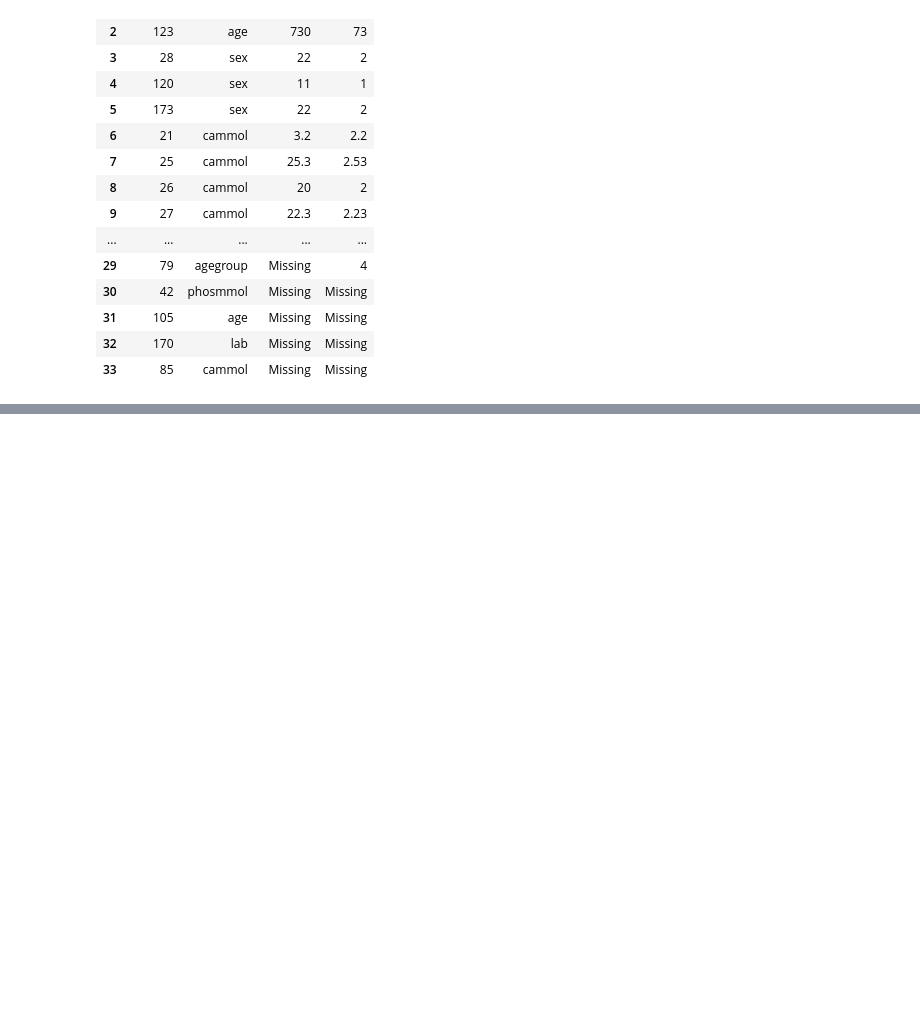
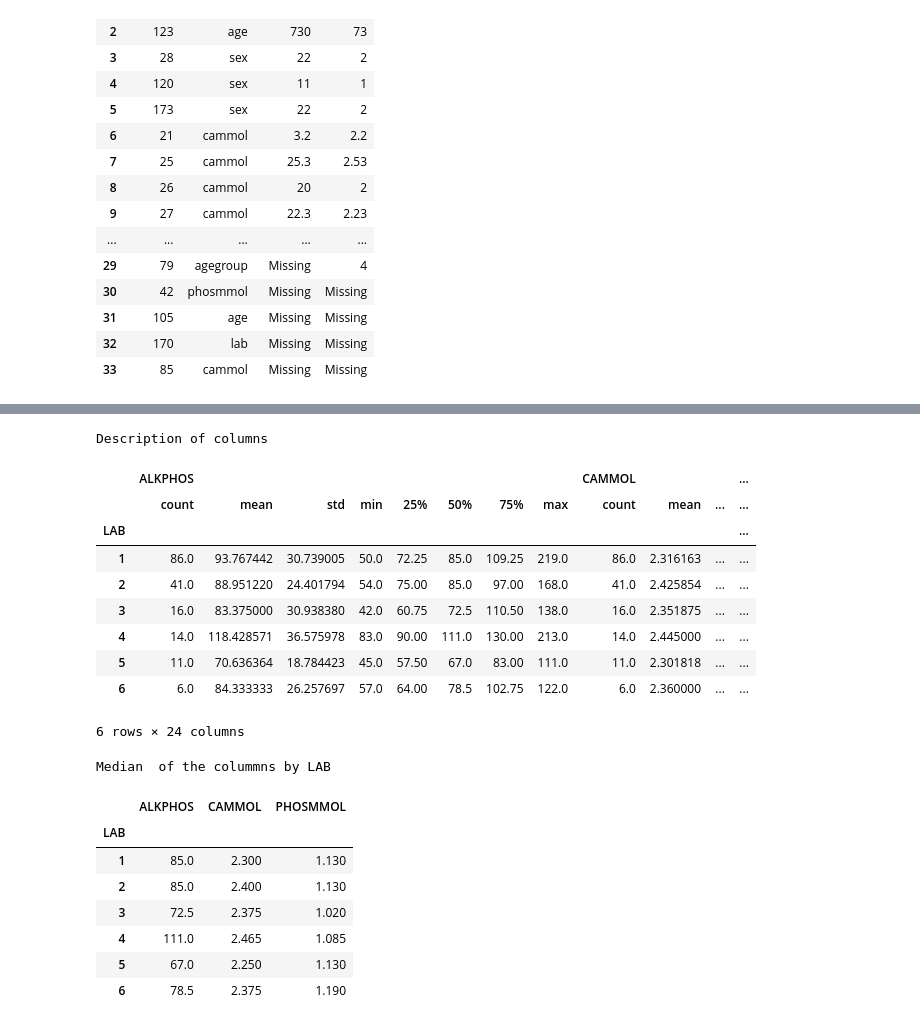
Before and after one commit to anoushkrit/assess, a Jupyter notebook: clean/clean.ipynb, the cells around one changed output, grey strips where cells are left out. Drawn from its saved outputs; the diff is of its cells as text; code cells hidden in the pictures; blank space fills up the shorter version.

```diff
--- a/clean/clean.ipynb
+++ b/clean/clean.ipynb
@@ -64,0 +181,31 @@ calcium_df.groupby('SEX')
+# %%
+# For the variables alkphos, cammol and phosmmol, report the mean, median, standard deviation, min and max broken down by lab
+
+print("Description of columns \n")
+# Max, Min,
+display(calcium_df[['ALKPHOS', 'CAMMOL', 'PHOSMMOL', 'LAB']].groupby('LAB').describe())
+
+print("Median  of the colummns by LAB\n")
+
+display(calcium_df[['ALKPHOS', 'CAMMOL', 'PHOSMMOL', 'LAB']].groupby('LAB').median())
+# %% [output]
+Description of columns
+|  | ALKPHOS |  |  |  |  |  |  |  | CAMMOL |  |  | ... |
+|  | count | mean | std | min | 25% | 50% | 75% | max | count | mean | ... | ... |
+| LAB |  |  |  |  |  |  |  |  |  |  |  | ... |
+| 1 | 86.0 | 93.767442 | 30.739005 | 50.0 | 72.25 | 85.0 | 109.25 | 219.0 | 86.0 | 2.316163 | ... | ... |
+| 2 | 41.0 | 88.951220 | 24.401794 | 54.0 | 75.00 | 85.0 | 97.00 | 168.0 | 41.0 | 2.425854 | ... | ... |
+| 3 | 16.0 | 83.375000 | 30.938380 | 42.0 | 60.75 | 72.5 | 110.50 | 138.0 | 16.0 | 2.351875 | ... | ... |
+| 4 | 14.0 | 118.428571 | 36.575978 | 83.0 | 90.00 | 111.0 | 130.00 | 213.0 | 14.0 | 2.445000 | ... | ... |
+| 5 | 11.0 | 70.636364 | 18.784423 | 45.0 | 57.50 | 67.0 | 83.00 | 111.0 | 11.0 | 2.301818 | ... | ... |
+| 6 | 6.0 | 84.333333 | 26.257697 | 57.0 | 64.00 | 78.5 | 102.75 | 122.0 | 6.0 | 2.360000 | ... | ... |
+6 rows × 24 columns
+Median  of the colummns by LAB
+|  | ALKPHOS | CAMMOL | PHOSMMOL |
+| LAB |  |  |  |
+| 1 | 85.0 | 2.300 | 1.130 |
+| 2 | 85.0 | 2.400 | 1.130 |
+| 3 | 72.5 | 2.375 | 1.020 |
+| 4 | 111.0 | 2.465 | 1.085 |
+| 5 | 67.0 | 2.250 | 1.130 |
+| 6 | 78.5 | 2.375 | 1.190 |
```
Also changed, not shown: parts of 7 cells of this notebook, 3 other files.
